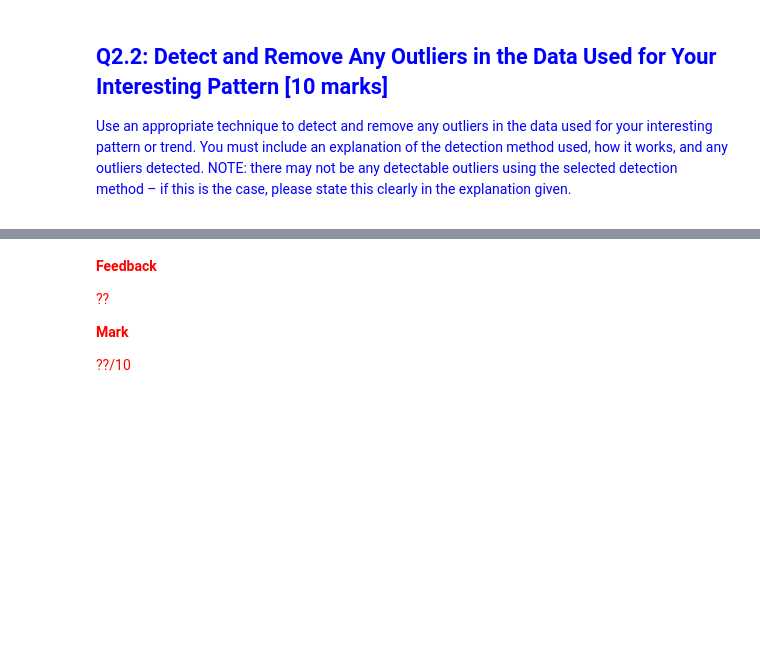
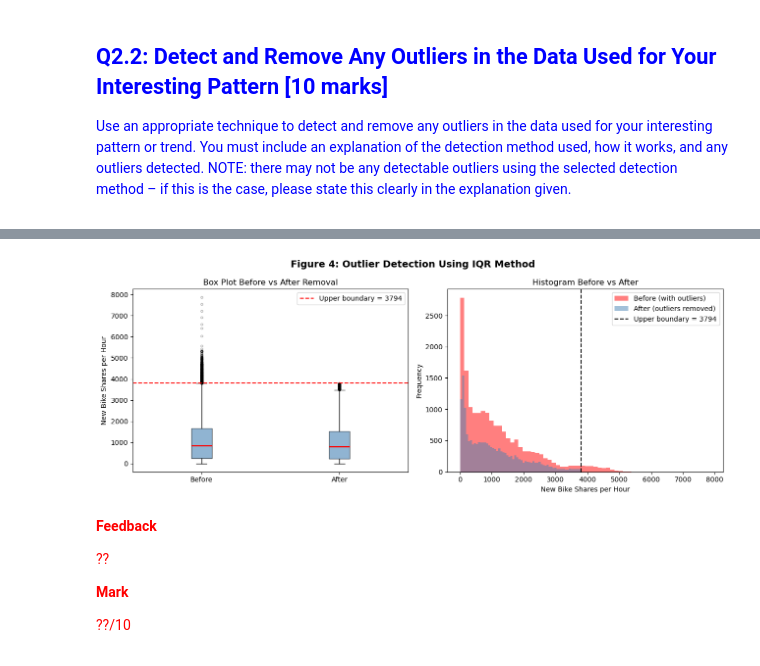
Before and after one commit to tharsanak/pds_25jan_assignment, a Jupyter notebook: PDS_CW_part2.ipynb, the cells around one changed output, grey strips where cells are left out. Cells and saved outputs as stored; diff of their text form; code cells hidden in the pictures; blank space fills up the shorter version.

```diff
--- a/PDS_CW_part2.ipynb
+++ b/PDS_CW_part2.ipynb
@@ -119,3 +312,59 @@ Text can go here.
 # %%
-#
-# Code can go here.
+
+# Outlier detection using the IQR method
+Q1  = df['new_bike_shares'].quantile(0.25)
+Q3  = df['new_bike_shares'].quantile(0.75)
+IQR = Q3 - Q1
+
+lower_boundary = Q1 - 1.5 * IQR
+upper_boundary = Q3 + 1.5 * IQR
+
+print(f'Q1             : {Q1}')
+print(f'Q3             : {Q3}')
+print(f'IQR            : {IQR}')
+print(f'Lower boundary    : {lower_boundary:.2f}')
+print(f'Upper boundary    : {upper_boundary:.2f}')
+
+# Find outliers
+outliers    = df[df['new_bike_shares'] > upper_boundary]
+df_clean    = df[df['new_bike_shares'] <= upper_boundary].copy()
+
+print(f'\nTotal rows         : {len(df)}')
+print(f'Outliers detected  : {len(outliers)} ({100*len(outliers)/len(df):.1f}%)')
+print(f'Rows after cleaning: {len(df_clean)}')
+print()
+print('Outlier bike share statistics:')
+print(outliers['new_bike_shares'].describe().round(2))
+
+# Visualising the data before and after removing outliers
+fig, axes = plt.subplots(1, 2, figsize=(13, 5))
+fig.suptitle('Figure 4: Outlier Detection Using IQR Method',
+             fontsize=14, fontweight='bold')
+
+# Box plot comparison
+axes[0].boxplot([df['new_bike_shares'], df_clean['new_bike_shares']],
+                tick_labels=['Before', 'After'], patch_artist=True,
+                boxprops=dict(facecolor='steelblue', alpha=0.6),
+                medianprops=dict(color='red', linewidth=2),
+                flierprops=dict(marker='o', color='red', markersize=3, alpha=0.3))
+axes[0].set_ylabel('New Bike Shares per Hour')
+axes[0].set_title('Box Plot Before vs After Removal')
+axes[0].axhline(upper_boundary, color='red', linestyle='--',
+                linewidth=1.5, label=f'Upper boundary = {upper_boundary:.0f}')
+axes[0].legend()
+
+# Histogram comparison
+axes[1].hist(df['new_bike_shares'], bins=60, alpha=0.5,
+             color='red', label='Before (with outliers)', edgecolor='none')
+axes[1].hist(df_clean['new_bike_shares'], bins=60, alpha=0.5,
+             color='steelblue', label='After (outliers removed)', edgecolor='none')
+axes[1].axvline(upper_boundary, color='black', linestyle='--',
+                linewidth=1.5, label=f'Upper boundary = {upper_boundary:.0f}')
+axes[1].set_xlabel('New Bike Shares per Hour')
+axes[1].set_ylabel('Frequency')
+axes[1].set_title('Histogram Before vs After')
+axes[1].legend()
+
+plt.tight_layout()
+plt.show()
+# %% [output]
@@ -122,3 +391,4 @@ Text can go here.
+[figure, added]
 # %% [markdown]
 
 <div style="color:red">
```
Also changed, not shown: parts of 10 cells of this notebook.
